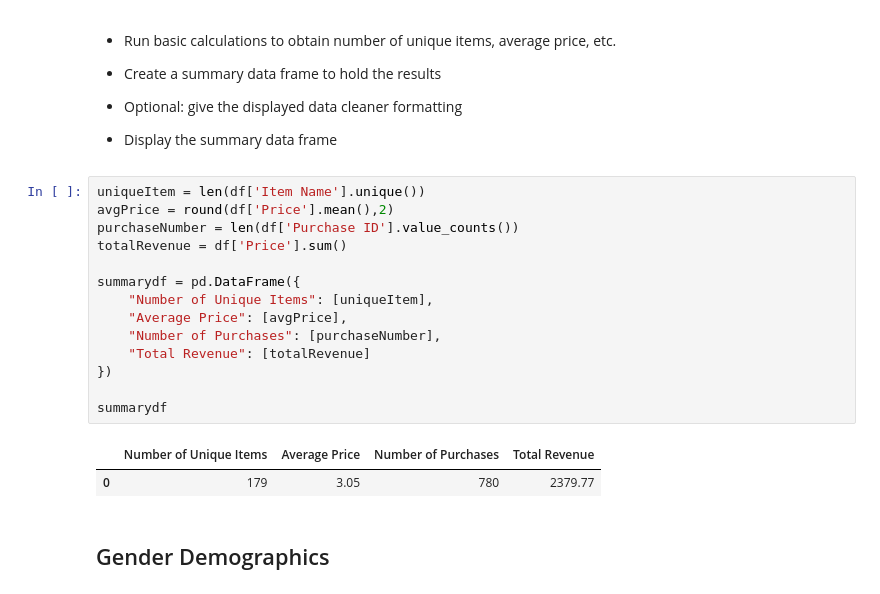
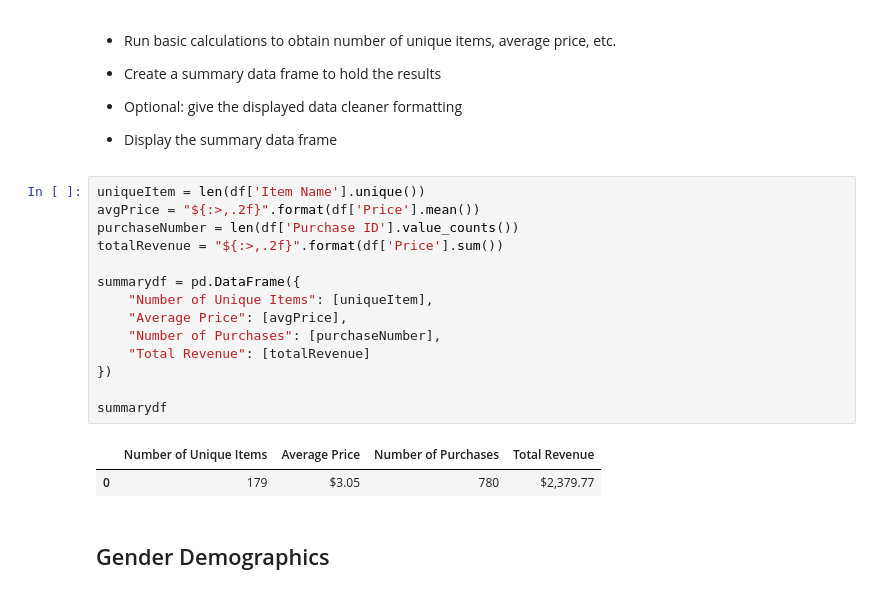
Before and after one commit to Romina-R/pandas-challenge, a Jupyter notebook: HeroesOfPymoli/HeroesOfPymoli_starter-RR.ipynb, the cells around one changed output. Cells and saved outputs as stored; diff of their text form.

```diff
--- a/HeroesOfPymoli/HeroesOfPymoli_starter-RR.ipynb
+++ b/HeroesOfPymoli/HeroesOfPymoli_starter-RR.ipynb
@@ -55,21 +55,21 @@ Total Players: 576
 * Display the summary data frame
 # %%
 uniqueItem = len(df['Item Name'].unique())
-avgPrice = round(df['Price'].mean(),2)
+avgPrice = "${:>,.2f}".format(df['Price'].mean())
 purchaseNumber = len(df['Purchase ID'].value_counts())
-totalRevenue = df['Price'].sum()
+totalRevenue = "${:>,.2f}".format(df['Price'].sum())
 
 summarydf = pd.DataFrame({
     "Number of Unique Items": [uniqueItem],
     "Average Price": [avgPrice],
     "Number of Purchases": [purchaseNumber],
     "Total Revenue": [totalRevenue]
 })
 
 summarydf
 # %% [output]
 |  | Number of Unique Items | Average Price | Number of Purchases | Total Revenue |
-| 0 | 179 | 3.05 | 780 | 2379.77 |
+| 0 | 179 | $3.05 | 780 | $2,379.77 |
 # %% [markdown]
 ## Gender Demographics
 # %% [markdown]
```
Also changed, not shown: parts of 13 cells of this notebook.
